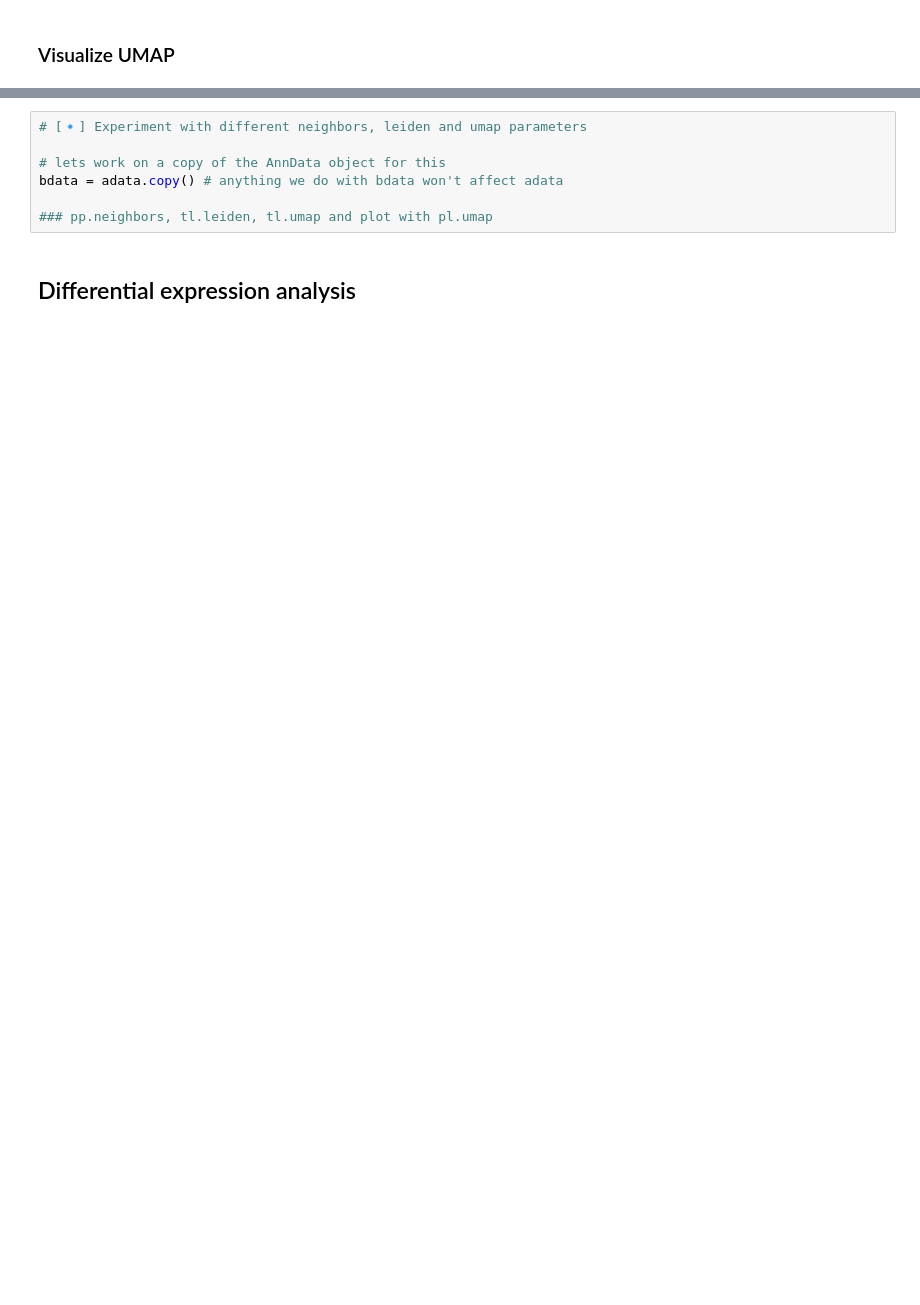
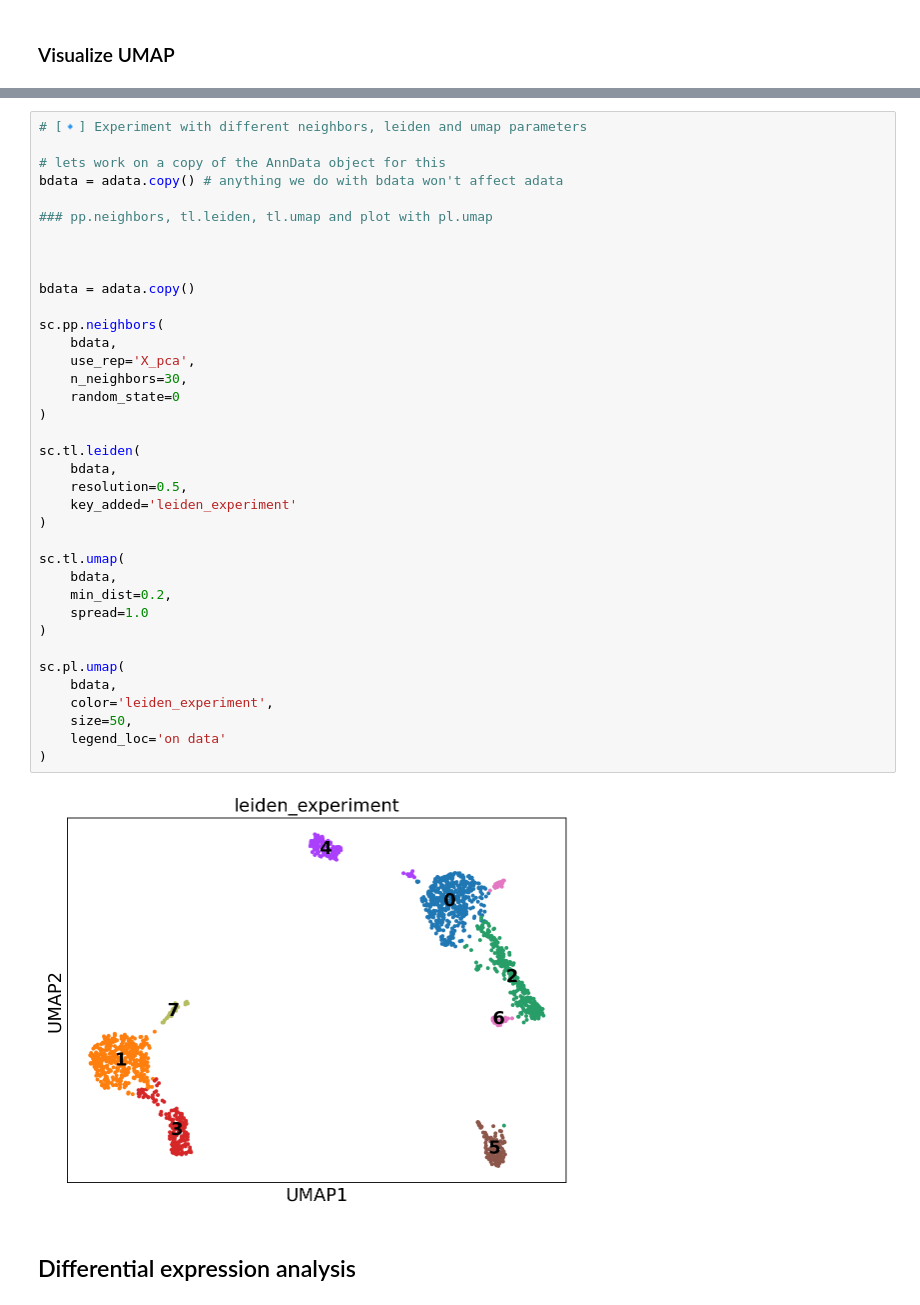
Before and after one commit to jsonna22-rgb/data, a Jupyter notebook: jonah_bms225a_ds_workshop_3_student_notebook_2026.ipynb, the cells around one changed output, grey strips where cells are left out. Cells and saved outputs as stored; diff of their text form; blank space fills up the shorter version.

```diff
--- a/jonah_bms225a_ds_workshop_3_student_notebook_2026.ipynb
+++ b/jonah_bms225a_ds_workshop_3_student_notebook_2026.ipynb
@@ -297,10 +579,42 @@ sc.pl.umap(adata,color='leiden_coarse',size=50,legend_loc='on data')
 # %%
 # [🔹] Experiment with different neighbors, leiden and umap parameters
 
 # lets work on a copy of the AnnData object for this
 bdata = adata.copy() # anything we do with bdata won't affect adata
 
 ### pp.neighbors, tl.leiden, tl.umap and plot with pl.umap
+
+
+
+bdata = adata.copy()
+
+sc.pp.neighbors(
+    bdata,
+    use_rep='X_pca',
+    n_neighbors=30,
+    random_state=0
+)
+
+sc.tl.leiden(
+    bdata,
+    resolution=0.5,
+    key_added='leiden_experiment'
+)
+
+sc.tl.umap(
+    bdata,
+    min_dist=0.2,
+    spread=1.0
+)
+
+sc.pl.umap(
+    bdata,
+    color='leiden_experiment',
+    size=50,
+    legend_loc='on data'
+)
+# %% [output]
+[figure, added]
 # %% [markdown]
 ## Differential expression analysis
 # %%
```
Also changed, not shown: parts of 54 cells of this notebook.
